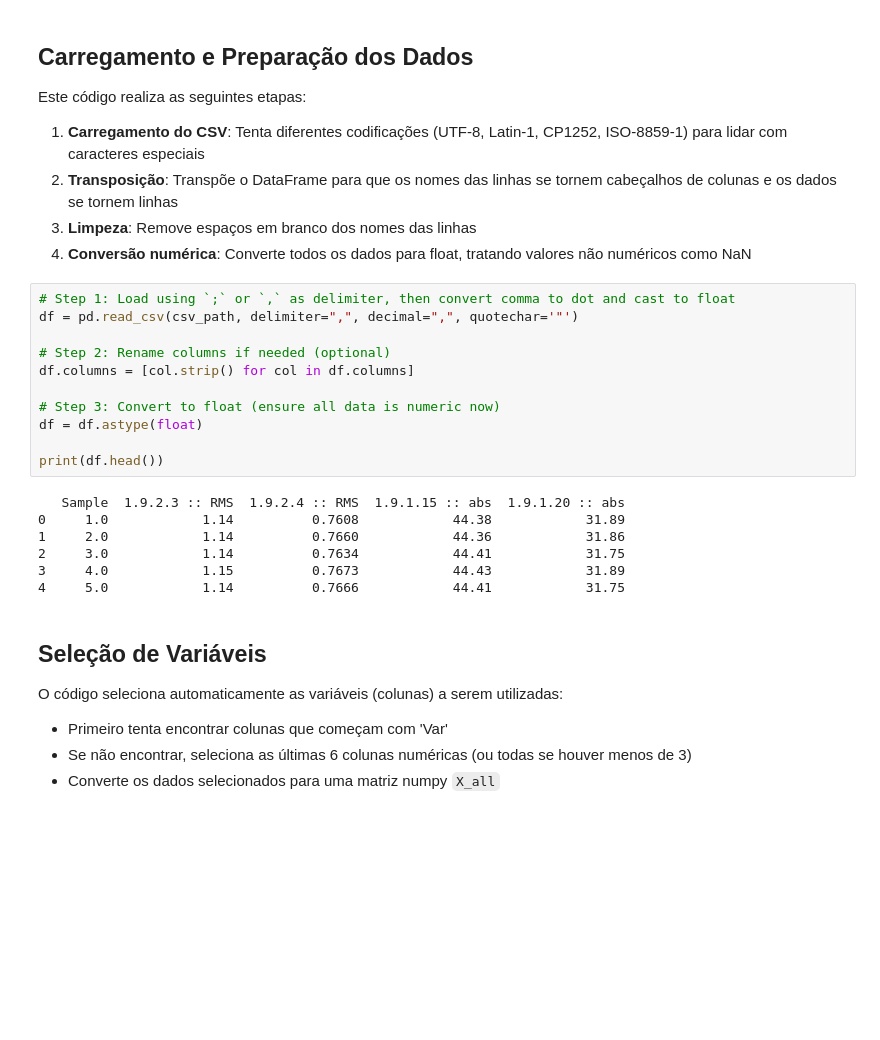
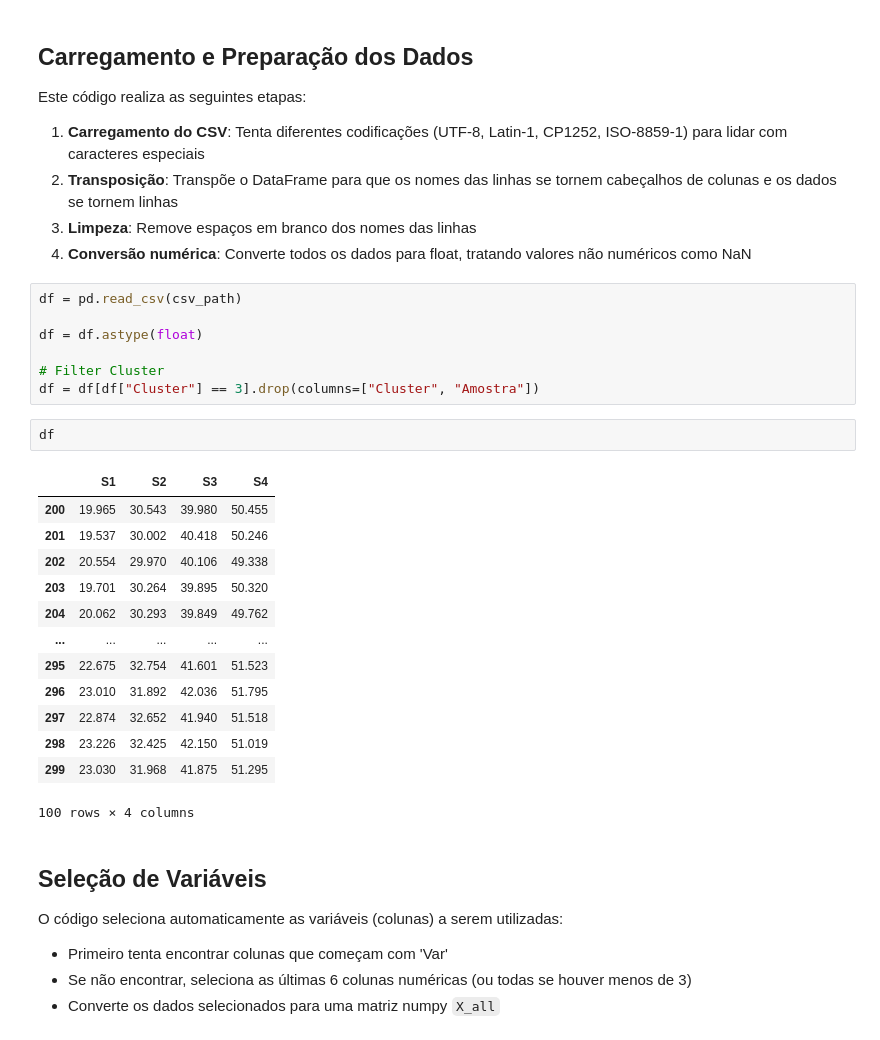
Before and after one commit to carolinarutililima/Pipeline_det_falhas, a Jupyter notebook: deteccao.ipynb, the cells around one changed output. Saved outputs shown, nothing was run; the diff lists cells and outputs as text; blank space fills up the shorter version.

```diff
--- a/deteccao.ipynb
+++ b/deteccao.ipynb
@@ -29,23 +29,28 @@ Este código realiza as seguintes etapas:
 3. **Limpeza**: Remove espaços em branco dos nomes das linhas
 4. **Conversão numérica**: Converte todos os dados para float, tratando valores não numéricos como NaN
 # %%
-# Step 1: Load using `;` or `,` as delimiter, then convert comma to dot and cast to float
-df = pd.read_csv(csv_path, delimiter=",", decimal=",", quotechar='"')
+df = pd.read_csv(csv_path)
 
-# Step 2: Rename columns if needed (optional)
-df.columns = [col.strip() for col in df.columns]
-
-# Step 3: Convert to float (ensure all data is numeric now)
 df = df.astype(float)
 
-print(df.head())
+# Filter Cluster
+df = df[df["Cluster"] == 3].drop(columns=["Cluster", "Amostra"])
-# %% [output]
-   Sample  1.9.2.3 :: RMS  1.9.2.4 :: RMS  1.9.1.15 :: abs  1.9.1.20 :: abs
-0     1.0            1.14          0.7608            44.38            31.89
-1     2.0            1.14          0.7660            44.36            31.86
-2     3.0            1.14          0.7634            44.41            31.75
-3     4.0            1.15          0.7673            44.43            31.89
-4     5.0            1.14          0.7666            44.41            31.75
+# %%
+df
+# %% [output]
+|  | S1 | S2 | S3 | S4 |
+| 200 | 19.965 | 30.543 | 39.980 | 50.455 |
+| 201 | 19.537 | 30.002 | 40.418 | 50.246 |
+| 202 | 20.554 | 29.970 | 40.106 | 49.338 |
+| 203 | 19.701 | 30.264 | 39.895 | 50.320 |
+| 204 | 20.062 | 30.293 | 39.849 | 49.762 |
+| ... | ... | ... | ... | ... |
+| 295 | 22.675 | 32.754 | 41.601 | 51.523 |
+| 296 | 23.010 | 31.892 | 42.036 | 51.795 |
+| 297 | 22.874 | 32.652 | 41.940 | 51.518 |
+| 298 | 23.226 | 32.425 | 42.150 | 51.019 |
+| 299 | 23.030 | 31.968 | 41.875 | 51.295 |
+100 rows × 4 columns
 # %% [markdown]
 ## Seleção de Variáveis
 
```
Also changed, not shown: parts of 10 cells of this notebook, 9 other files.
